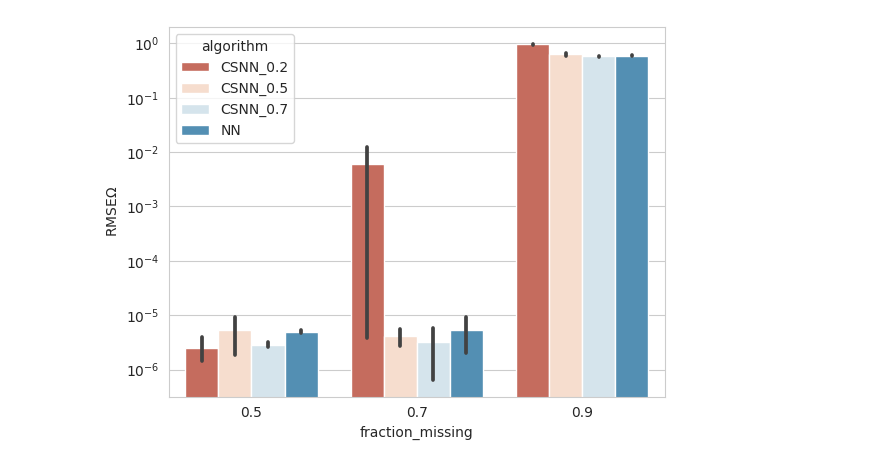
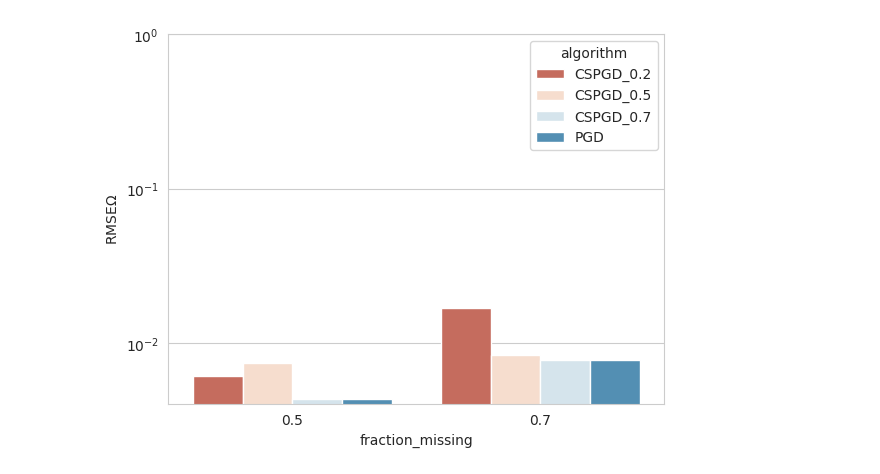
Before and after one commit to akrajewska/css-matrix-completion, a Jupyter notebook: examples/draw.ipynb, the cells around one changed output. Saved outputs shown, nothing was run; the diff lists cells and outputs as text; code cells hidden in the pictures.

```diff
--- a/examples/draw.ipynb
+++ b/examples/draw.ipynb
@@ -2,30 +2,30 @@
 import pandas as pd
 from pathlib import Path
 
-OUTPUT_DIR = '/home/tosia/NASK/css-matrix-completion/examples/OUTPUT'
+OUTPUT_DIR = '/home/tosia/NASK/css-matrix-completion/examples/output_tmp/'
 output_file = 'output'
 
 columns =  ['trial', 'n_rows', 'n_cols', 'rank', 'fraction_missing', 'n_selected_cols', 'elapsed_time', 'rmse', 'rmse_omega', 'mae']
 df = pd.read_csv(Path(OUTPUT_DIR) / output_file, names=columns)
 
-mapping_alg = {100: "CSNN_0.2", 250: "CSNN_0.5", 350: "CSNN_0.7", 500: "NN"}
+mapping_alg = {100: "CSPGD_0.2", 250: "CSPGD_0.5", 350: "CSPGD_0.7", 500: "PGD"}
 df["algorithm"] = df.n_selected_cols.map(mapping_alg)
 df = df[(df["rank"]==5)]
 # %%
 import seaborn as sns
 import matplotlib.pyplot as plt
 sns.set_style('whitegrid')
 cmap = sns.color_palette("RdBu", 4)
 sns.set_palette(cmap)
 
 ax = sns.barplot(x='fraction_missing', y='rmse_omega', hue='algorithm',
                   data=df)
 ax.set(yscale='log')
 ax.set_ylabel(r'$\mathrm{RMSE} {\Omega}$')
-
-plt.savefig('rmse_synthetic_missing_data')
+ax.set_ylim(0, 1)
+plt.savefig('rmse_synthetic_missing_data_prox')
 # %% [output]
-[figure, old version]
+[figure, new version]
 # %%
 import seaborn as sns
 import matplotlib.pyplot as plt
```
Also changed, not shown: parts of 2 cells of this notebook, 9 other files.
